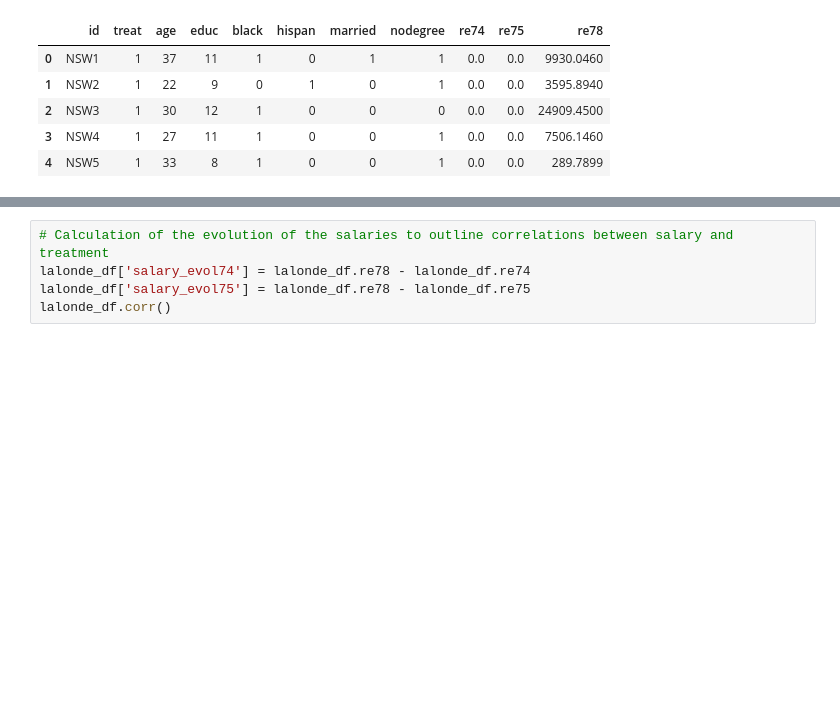
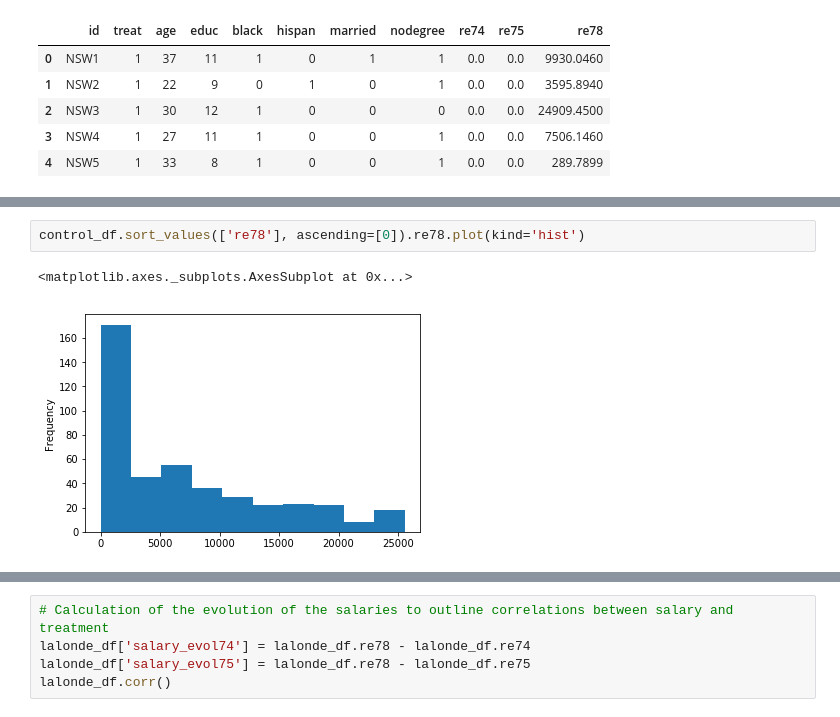
Before and after one commit to Coac/epfl-ada, a Jupyter notebook: 04 - Applied ML/Homework 4.ipynb, the cells around one changed output, grey strips where cells are left out. Drawn from its saved outputs; the diff is of its cells as text; blank space fills up the shorter version.

```diff
--- a/04 - Applied ML/Homework 4.ipynb
+++ b/04 - Applied ML/Homework 4.ipynb
@@ -39,0 +55,5 @@ lalonde_df.head()
+# %%
+control_df.sort_values(['re78'], ascending=[0]).re78.plot(kind='hist')
+# %% [output]
+<matplotlib.axes._subplots.AxesSubplot at 0x...>
+[figure, added]
```
Also changed, not shown: parts of 20 cells of this notebook.
